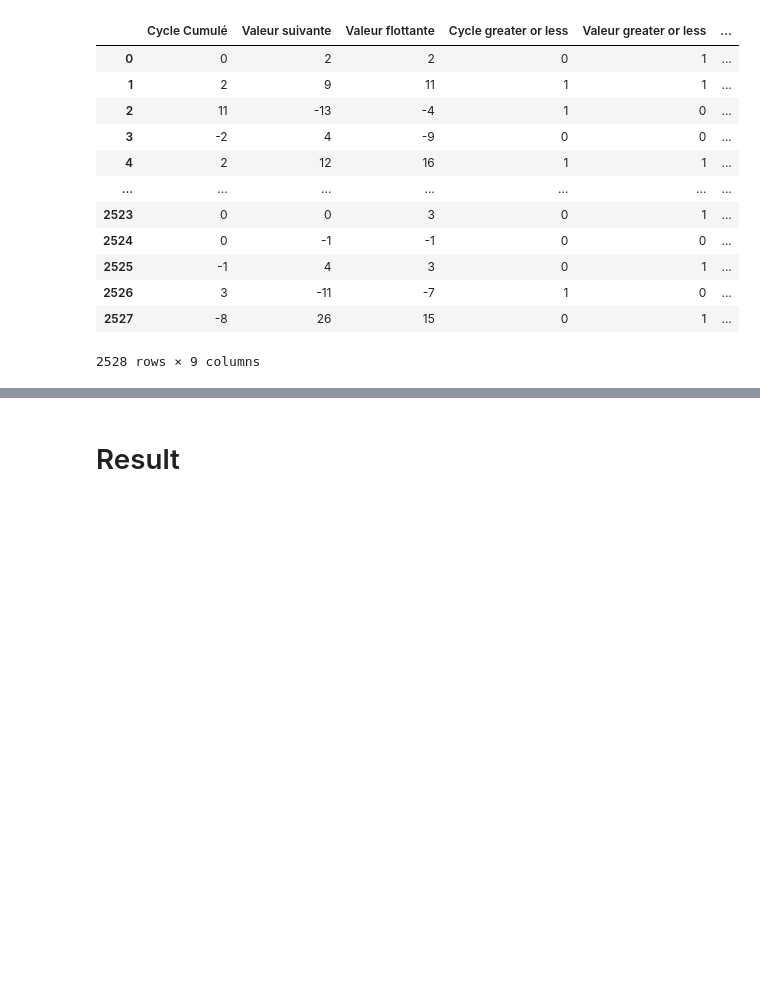
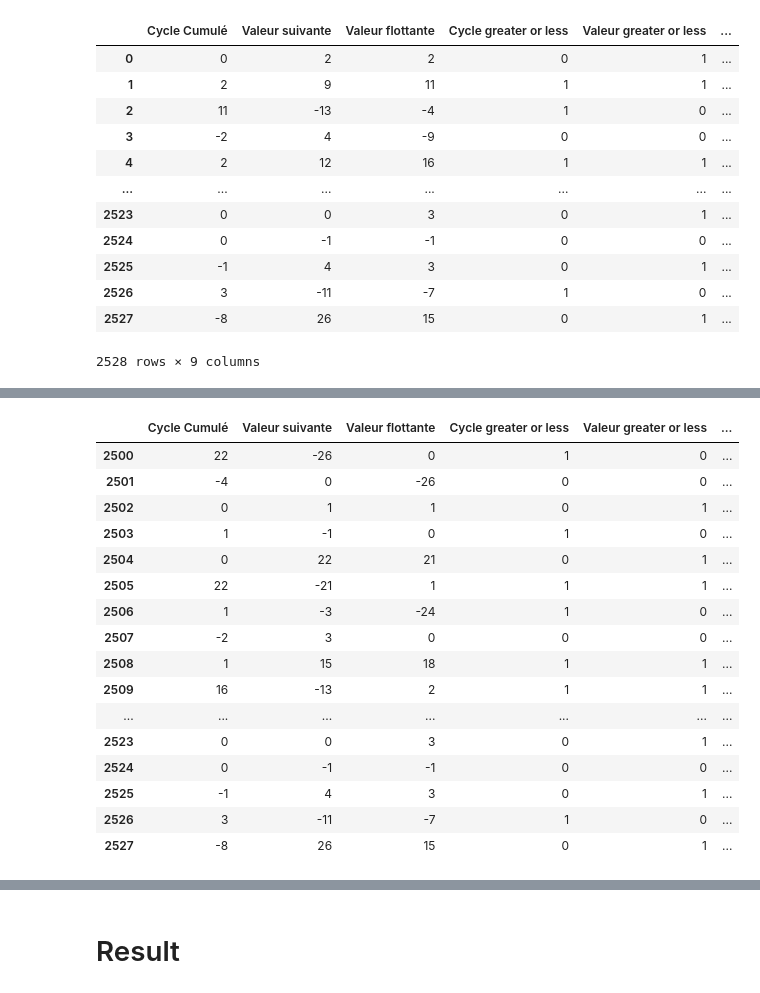
Before and after one commit to vijays4404/TimeSeries, a Jupyter notebook: oscillation-prediction.ipynb, the cells around one changed output, grey strips where cells are left out. Drawn from its saved outputs; the diff is of its cells as text; code cells hidden in the pictures; blank space fills up the shorter version.

```diff
--- a/oscillation-prediction.ipynb
+++ b/oscillation-prediction.ipynb
@@ -176,2 +163,0 @@ final_test_set=df_new.tail(1).drop('Valeur flottante',axis=1)
-# %%
-df_new=df_new.drop(index=2527,axis=0)
@@ -207,3 +163,0 @@ dtype: int64
-# %%
-df_new['Cycle_Moving Average']=df_new['Cycle_Moving Average'].fillna(df_new['Cycle_Moving Average'].mean())
-df_new['Valeur_Moving Average']=df_new['Valeur_Moving Average'].fillna(df_new['Valeur_Moving Average'].mean())
@@ -214,0 +164,3 @@ x_train_new,x_test_new,y_train_new,y_test_new=train_test_split(x_new,y_new,train
+# %%
+df_train=df_new.loc[1:2500]
+df_test=df_new.loc[2500:]
@@ -214,0 +169,20 @@ x_train_new,x_test_new,y_train_new,y_test_new=train_test_split(x_new,y_new,train
+# %%
+df_test
+# %% [output]
+|  | Cycle Cumulé | Valeur suivante | Valeur flottante | Cycle greater or less | Valeur greater or less | ... |
+| 2500 | 22 | -26 | 0 | 1 | 0 | ... |
+| 2501 | -4 | 0 | -26 | 0 | 0 | ... |
+| 2502 | 0 | 1 | 1 | 0 | 1 | ... |
+| 2503 | 1 | -1 | 0 | 1 | 0 | ... |
+| 2504 | 0 | 22 | 21 | 0 | 1 | ... |
+| 2505 | 22 | -21 | 1 | 1 | 1 | ... |
+| 2506 | 1 | -3 | -24 | 1 | 0 | ... |
+| 2507 | -2 | 3 | 0 | 0 | 0 | ... |
+| 2508 | 1 | 15 | 18 | 1 | 1 | ... |
+| 2509 | 16 | -13 | 2 | 1 | 1 | ... |
+| ... | ... | ... | ... | ... | ... | ... |
+| 2523 | 0 | 0 | 3 | 0 | 1 | ... |
+| 2524 | 0 | -1 | -1 | 0 | 0 | ... |
+| 2525 | -1 | 4 | 3 | 0 | 1 | ... |
+| 2526 | 3 | -11 | -7 | 1 | 0 | ... |
+| 2527 | -8 | 26 | 15 | 0 | 1 | ... |
```
Also changed, not shown: parts of 16 cells of this notebook.
